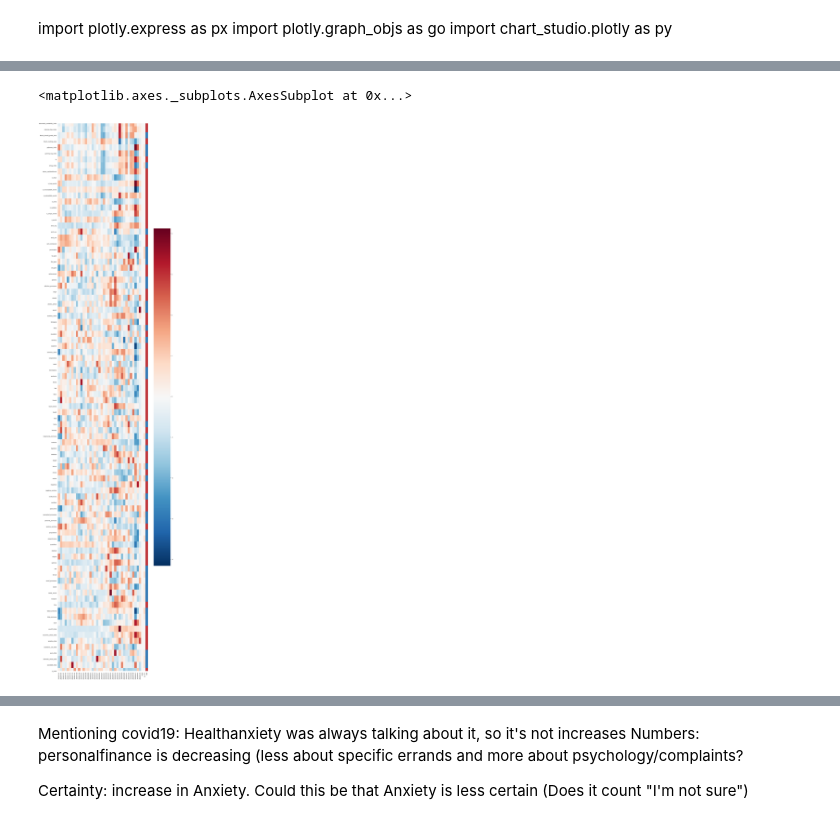
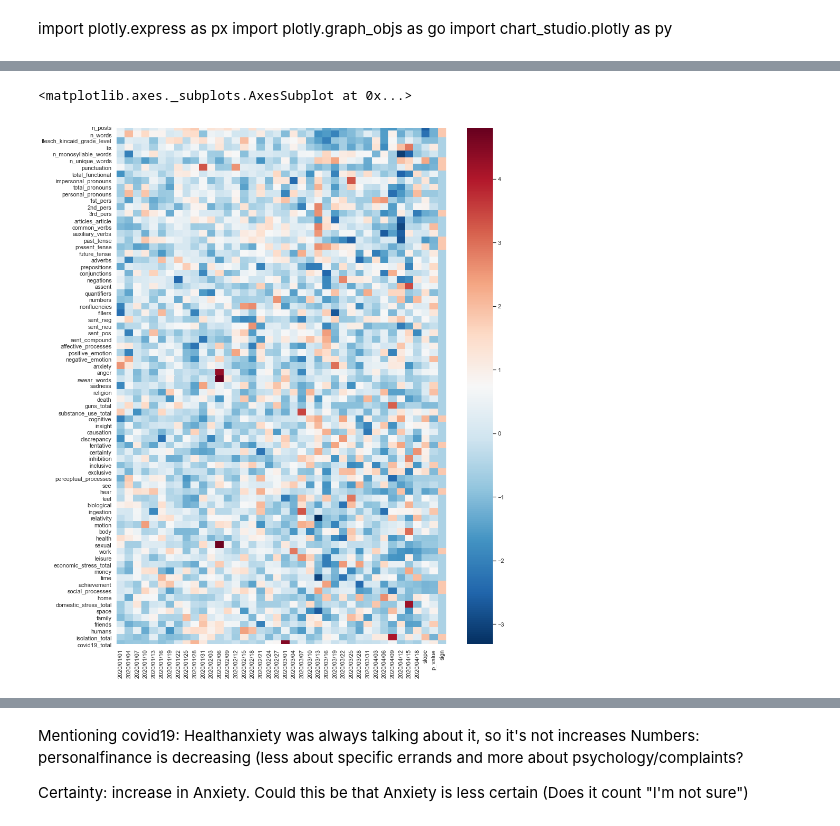
Before and after one commit to danielmlow/reddit, a Jupyter notebook: reddit_descriptive.ipynb, the cells around one changed output, grey strips where cells are left out. Saved outputs shown, nothing was run; the diff lists cells and outputs as text; code cells hidden in the pictures.

```diff
--- a/reddit_descriptive.ipynb
+++ b/reddit_descriptive.ipynb
@@ -350,0 +352,10 @@ def timeseries_summary(input_dir, subreddit = 'personalfinance', pre_or_post = '
+# %%
+subreddit = 'personalfinance'
+summary = timeseries_summary(input_dir, subreddit = subreddit, pre_or_post = 'post',
+                       timestep = 2, metric='mean',weigh_by_Nwords = True)
+
+# Reorder features and filter
+summary = summary.T[keep].T
+# Plot
+sns.set(style='white', rc={'figure.figsize':(10,16)}, font_scale =1)
+sns.heatmap(summary, cmap = 'RdBu_r')
@@ -350,0 +365,6 @@ def timeseries_summary(input_dir, subreddit = 'personalfinance', pre_or_post = '
+# %%
+subreddit = 'personalfinance'
+zscore_slope=False
+summary = timeseries_summary(input_dir, subreddit = subreddit, pre_or_post = 'post',
+                       timestep = 1, metric='mean',weigh_by_Nwords = True, zscore_slope=zscore_slope)
+summary
@@ -350,0 +398,11 @@ def timeseries_summary(input_dir, subreddit = 'personalfinance', pre_or_post = '
+# %%
+
+# for variable in keep:
+for variable in ['n_posts', 'covid19']
+    print('\n====={}===='.format(variable))
+    sns.set(style='white', rc={'figure.figsize':(6,6)}, font_scale =1)
+    plt.plot(summary.columns[:-3], summary.T[variable][:-3])
+    plt.title('')
+    plt.ylabel(variable)
+    plt.xticks(rotation=90)
+    plt.show()
@@ -351,14 +411,18 @@ def timeseries_summary(input_dir, subreddit = 'personalfinance', pre_or_post = '
 # %%
 # See early spike and increase in negativity
 subreddit = 'healthanxiety'
 summary = timeseries_summary(input_dir, subreddit = subreddit, pre_or_post = 'post',
                        timestep = 3, metric='mean',weigh_by_Nwords = True)
+
+# Reorder features and filter
+summary = summary.T[keep].T
+
 # Plot
-sns.set(style='white', rc={'figure.figsize':(16,80)}, font_scale =1)
+sns.set(style='white', rc={'figure.figsize':(14,18)}, font_scale =1)
 sns.heatmap(summary, cmap = 'RdBu_r')
 # %% [output]
 <matplotlib.axes._subplots.AxesSubplot at 0x...>
-[figure, old version]
+[figure, new version]
 # %%
 # Decrease in negativity
 subreddit = 'socialanxiety'
```
Also changed, not shown: parts of 29 cells of this notebook, 2 other files.
